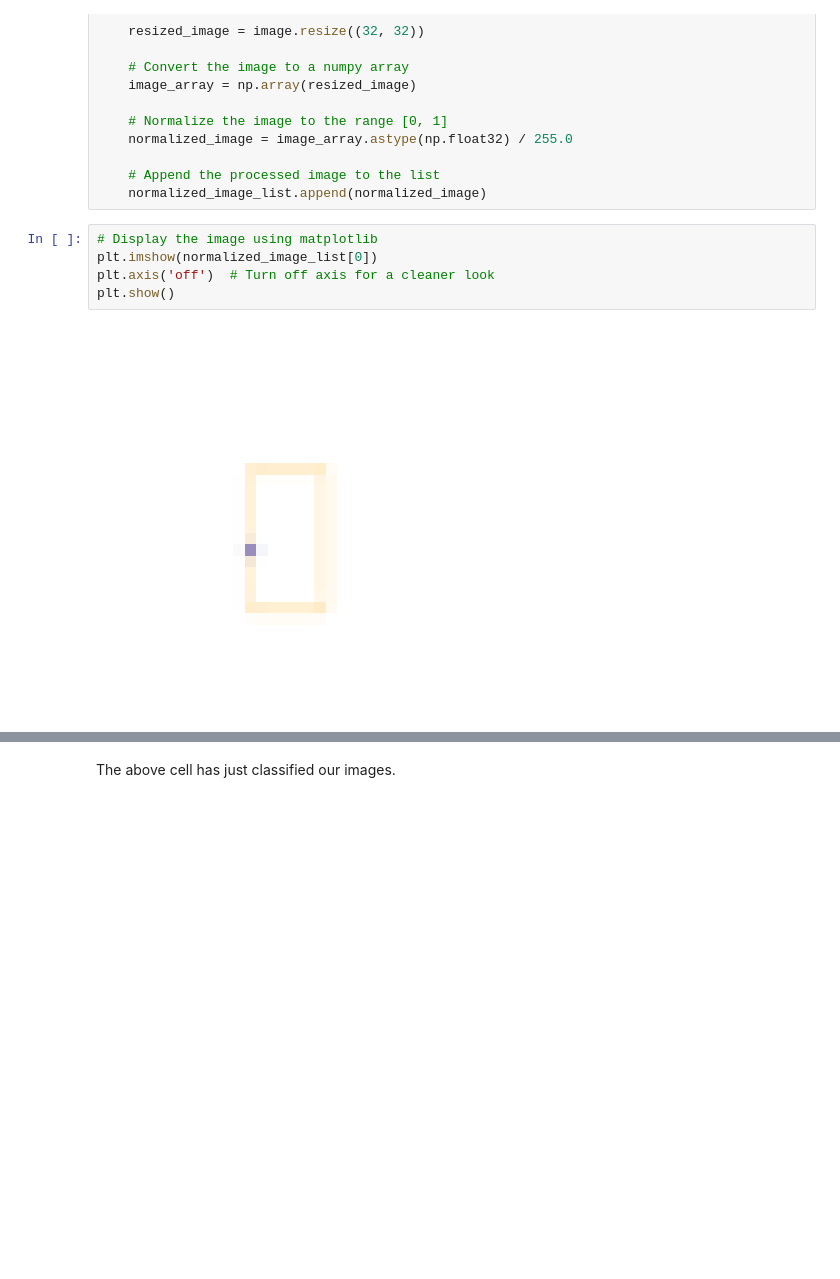
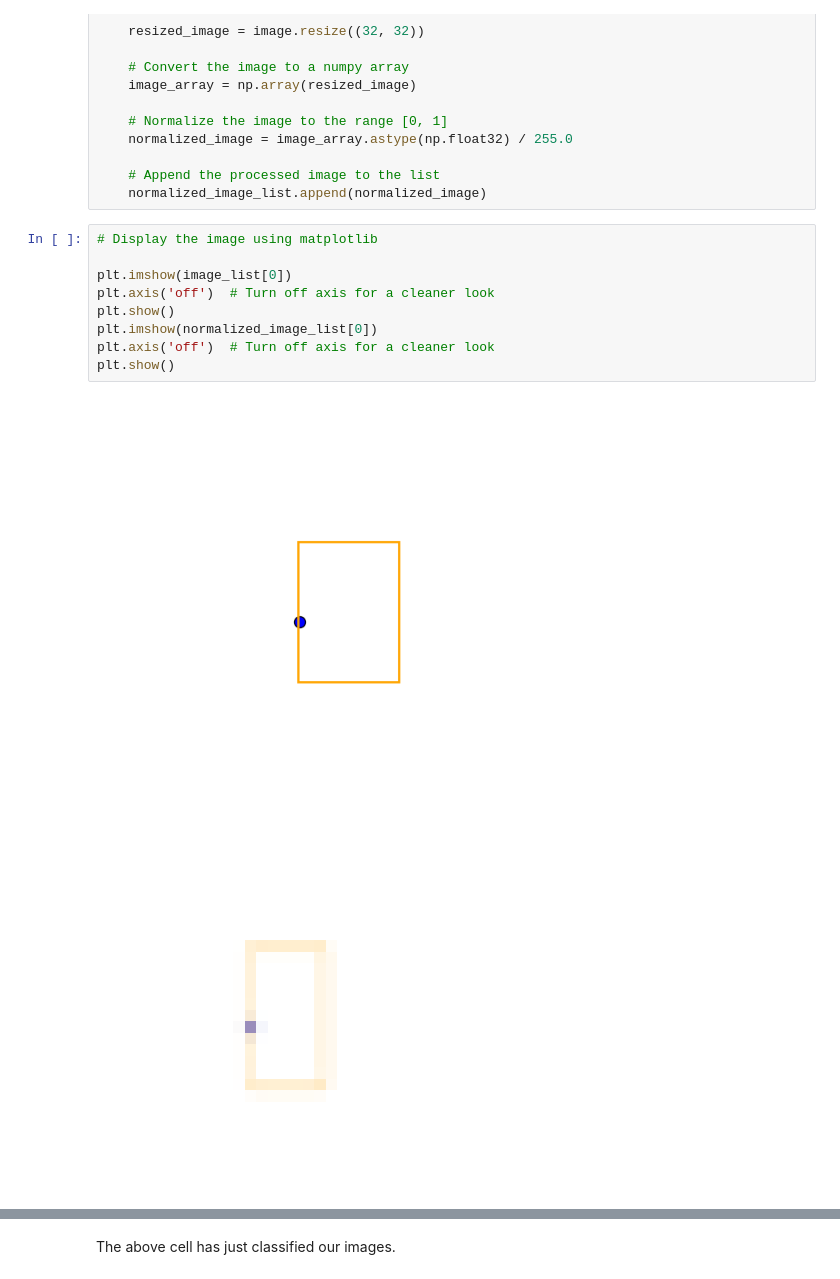
Before and after one commit to indexjoseph/BaseballOpticsAnalysis, a Jupyter notebook: BaseballOpticsAnalysis_EDA.ipynb, the cells around one changed output, grey strips where cells are left out. Cells and saved outputs as stored; diff of their text form; blank space fills up the shorter version.

```diff
--- a/BaseballOpticsAnalysis_EDA.ipynb
+++ b/BaseballOpticsAnalysis_EDA.ipynb
@@ -279,8 +278,13 @@ for i in range(len(image_list)):
     normalized_image_list.append(normalized_image)
 # %%
 # Display the image using matplotlib
+
+plt.imshow(image_list[0])
+plt.axis('off')  # Turn off axis for a cleaner look
+plt.show()
 plt.imshow(normalized_image_list[0])
 plt.axis('off')  # Turn off axis for a cleaner look
 plt.show()
 # %% [output]
-[figure, old version]
+[figure, new version]
+[figure, added]
```
Also changed, not shown: parts of 11 cells of this notebook, 2 other files.
